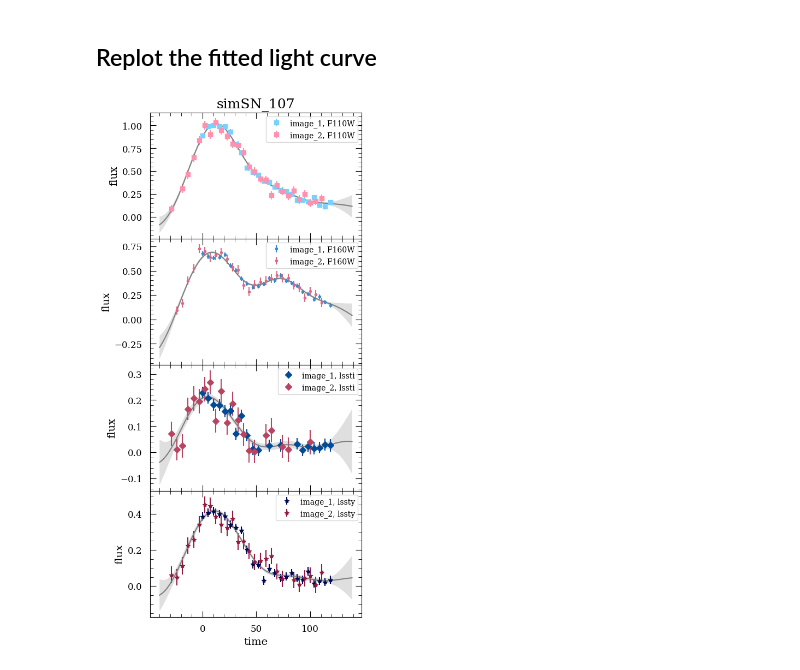
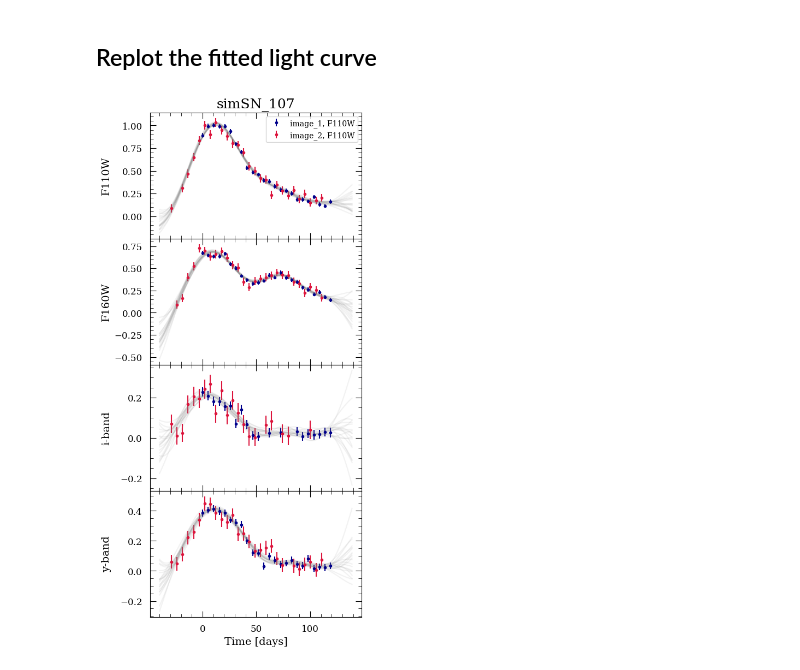
Before and after one commit to erinhay/GausSN, a Jupyter notebook: ipynb/fitting_SLSN_example.ipynb, the cells around one changed output. Saved outputs shown, nothing was run; the diff lists cells and outputs as text; code cells hidden in the pictures.

```diff
--- a/ipynb/fitting_SLSN_example.ipynb
+++ b/ipynb/fitting_SLSN_example.ipynb
@@ -52,7 +52,10 @@ def fit_lensedSN(snid, data, show_plots=False):
         plt.figure()
         param_names = ['A', 'tau']
         param_names = param_names + (['delta', 'beta'] * (len(im_ids)-1))
-        fig, ax = dyplot.cornerplot(sampler.results, show_titles=True, labels=param_names)
+        fig, ax = dyplot.cornerplot(sampler.results, show_titles=True, labels=['A', '$\\tau$', '$\\Delta$', '$\\beta$'],
+                                    label_kwargs={'fontsize': 16}, truth_color='crimson', truth_kwargs={'alpha': 1}, smooth=0.02, color='tab:blue',
+                                    hist_kwargs={'alpha': 0.6, 'histtype': 'stepfilled'}, hist2d_kwargs={'fill_contours': False},
+                                    title_quantiles = [0.16, 0.5, 0.84], quantiles=[0.16, 0.5, 0.84], quantiles_2d=[0.1, 0.4, 0.65, 0.85, 0.96])
         plt.show()
         plt.clf()
         plt.figure()
@@ -77,8 +80,7 @@ data = ascii.read(fn)
 data.sort(['band', 'image', 'time'])
 # %%
 # Specify colors and markers for each image and band
-colors = [['#77d2ff', '#338dce', '#004b97', '#000958'], ['#ff90ae', '#dc6a87', '#b94461', '#95193e']]
-markers = ['s', '.', 'D', '*']
+colors = ['darkblue', 'crimson']
 
 # We are going to plot a scaled version of the flux data, so that the maximum flux value of all the data is 1
 # Here we compute the factor by which we'll scale the data
@@ -88,7 +90,9 @@ factor = np.max(data['flux']) - np.min(data['flux'])
 fig, ax = plt.subplots(len(np.unique(data['band'])), 1, figsize=(5,12), sharex=True)
 
 # Loop over each band
-for b, pb_id in enumerate(np.unique(data['band'])):
+ordered_bands = np.array(['lsstu', 'lsstg', 'lsstr', 'lssti', 'lsstz', 'lssty', 'F110W', 'F125W', 'F160W'])
+bands = ordered_bands[np.isin(ordered_bands, data['band'])]
+for b, pb_id in enumerate(bands):
     band = data[data['band'] == pb_id]
 
     for m, im_id in enumerate(np.unique(data['image'])):
@@ -96,13 +100,14 @@ for b, pb_id in enumerate(np.unique(data['band'])):
 
         # Plot the scaled flux data with error bars
         ax[b].errorbar(image['time'], image['flux']/factor, yerr=image['fluxerr']/factor,
-                       ls='None', marker=markers[b], color=colors[m][b], label=f"{im_id}, {pb_id}")
+                       ls='None', marker='.', color=colors[m], label=f"Image {im_id[-1]}")
 
         # Add legends, labels, and titles
-        ax[b].legend()
-        ax[b].set_ylabel('flux', fontsize=14)
+        ylabel = f'{pb_id[-1]}-band' if 'lsst' in pb_id else pb_id
+        ax[b].set_ylabel(ylabel, fontsize=14)
 
-ax[3].set_xlabel('time', fontsize=14)
+ax[0].legend()
+ax[3].set_xlabel('Time [days]', fontsize=14)
 ax[0].set_title(snid, fontsize=18)
 plt.subplots_adjust(hspace=0)
 # %% [output]
@@ -149,39 +153,41 @@ for b, pb_id in enumerate(np.unique(data['band'])):
         if im_id == 'image_2':
             # shift image 2 in time by mean[2] (the time delay) and scale by mean[3] (the magnification)
             ax[b].errorbar(image['time']-mean[2], image['flux']/factor/mean[3], yerr=image['fluxerr']/factor/mean[3],
-                           ls='None', marker=markers[b], color=colors[m][b], label=f"{im_id}, {pb_id}")
+                           ls='None', marker='.', color=colors[m], label=f"{im_id}, {pb_id}")
 
             # stack the time-shifted and magnified data for later use
             stacked_x = stacked_x + list(image['time']-mean[2])
             stacked_y = stacked_y + list(image['flux']/factor/mean[3])
             stacked_yerr = stacked_yerr + list(image['fluxerr']/factor/mean[3])
 
         else:
             # nothing changes about image 1!
             ax[b].errorbar(image['time'], image['flux']/factor, yerr=image['fluxerr']/factor,
-                           ls='None', marker=markers[b], color=colors[m][b], label=f"{im_id}, {pb_id}")
+                           ls='None', marker='.', color=colors[m], label=f"{im_id}, {pb_id}")
 
             # stack the data for later use
             stacked_x = stacked_x + list(image['time'])
             stacked_y = stacked_y + list(image['flux']/factor)
             stacked_yerr = stacked_yerr + list(image['fluxerr']/factor)
 
         # Add legends and labels
-        ax[b].legend()
-        ax[b].set_ylabel('flux', fontsize=14)
+        ylabel = f'{pb_id[-1]}-band' if 'lsst' in pb_id else pb_id
+        ax[b].set_ylabel(ylabel, fontsize=14)
 
     # use the GP with the best fit parameters to fit the curves at a more densly sampled set of times, times
     ## we use the time shifted and magnified (as appropriate) data to condition the GP
     exp, cov = gp.predict(times, np.array(stacked_x), np.array(stacked_y), np.array(stacked_yerr))
 
     # plot with a 1 sigma confidence region
-    ax[b].plot(times, exp, color='gray')
-    ax[b].fill_between(times, exp-np.sqrt(np.diag(cov)), exp + np.sqrt(np.diag(cov)), color='gray', alpha=0.25,
-                       edgecolor='None')
+    for i in range(20):
+        y = np.random.multivariate_normal(mean=exp, cov=cov, size=1)
+        ax[b].plot(times, y[0], color='gray', alpha=0.1)
 
 # Add more labels
-ax[3].set_xlabel('time', fontsize=14)
+ax[0].legend()
+ax[3].set_xlabel('Time [days]', fontsize=14)
 ax[0].set_title(snid, fontsize=18)
+fig.align_ylabels()
 plt.subplots_adjust(hspace=0)
 # %% [output]
-[figure, old version]
+[figure, new version]
```
Also changed, not shown: parts of 2 cells of this notebook, 4 other files.
